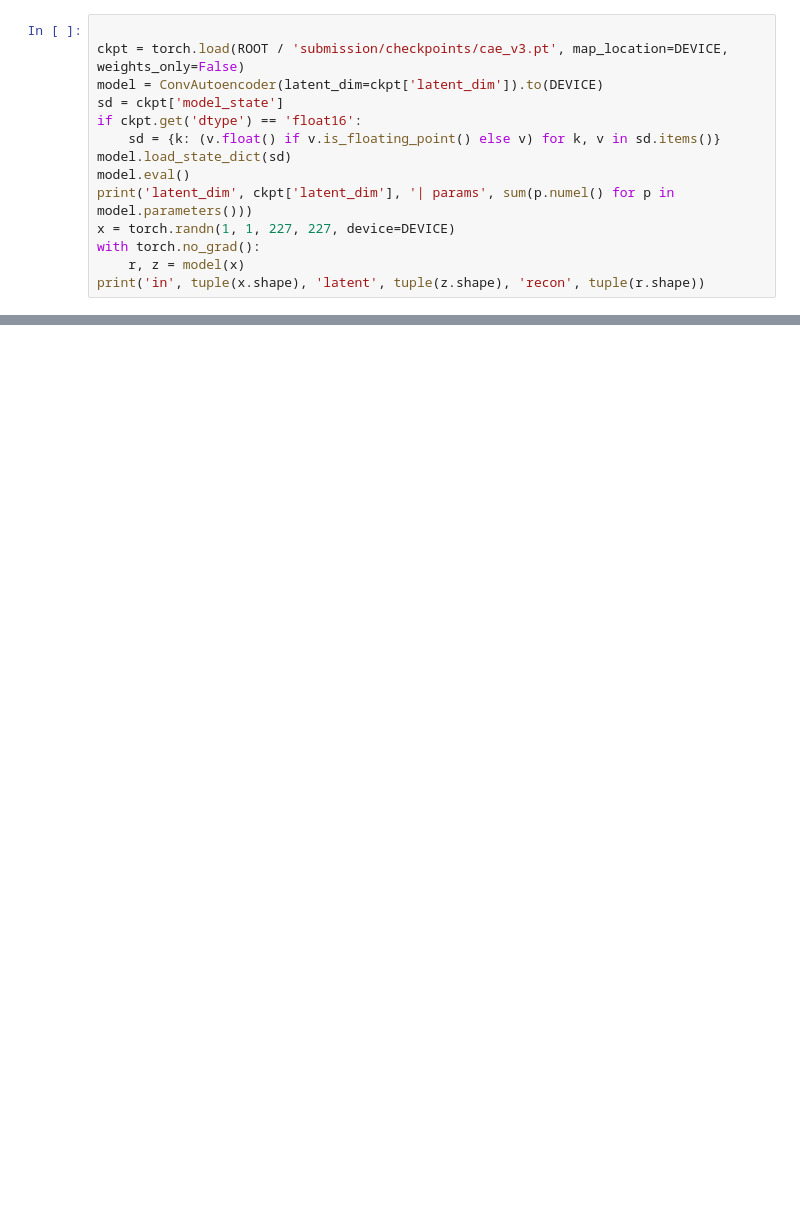
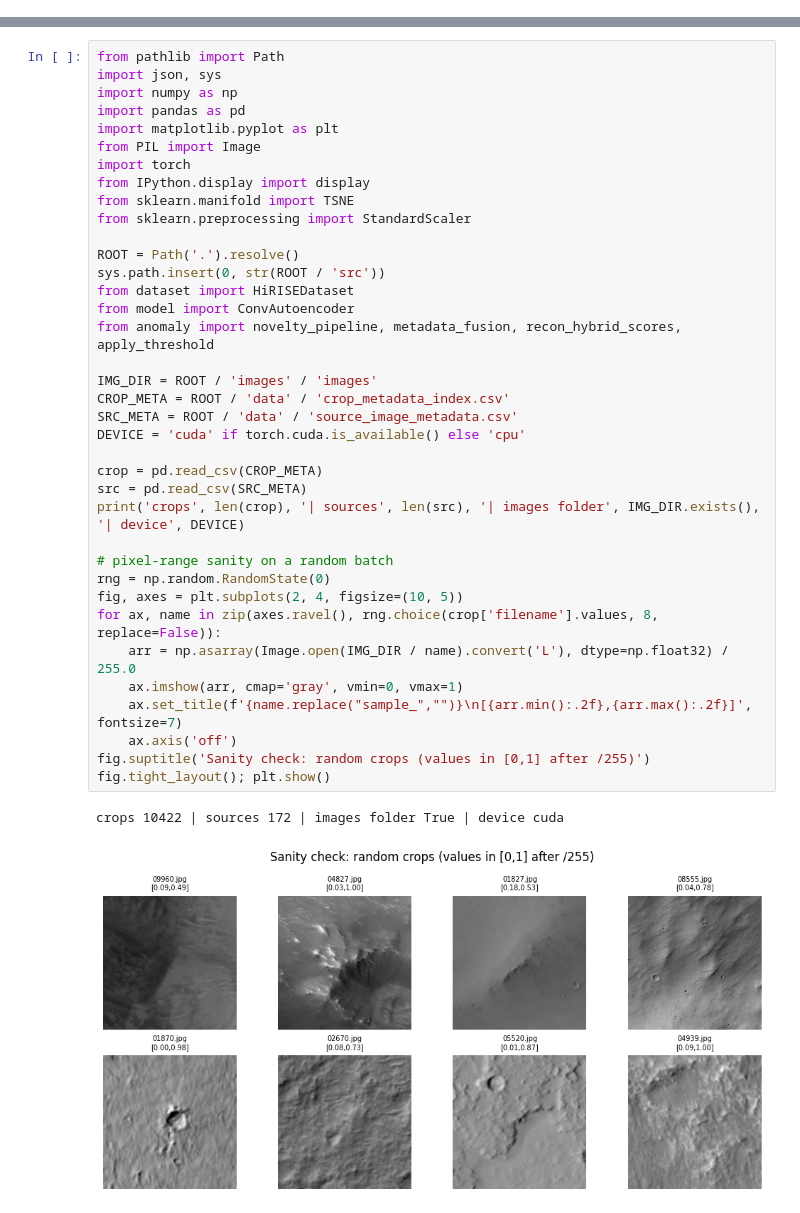
Before and after one commit to yasharkamaster/H1RESA-MARS-CROPS, a Jupyter notebook: HiRISE_Anomaly_Detection.ipynb, the cells around one changed output, grey strips where cells are left out. Saved outputs shown, nothing was run; the diff lists cells and outputs as text; blank space fills up the shorter version.

Commit message:
Improved and Fine Tuned The Model

```diff
--- a/HiRISE_Anomaly_Detection.ipynb
+++ b/HiRISE_Anomaly_Detection.ipynb
@@ -62,14 +0,0 @@ See `src/model.py`.
-# %%
-
-ckpt = torch.load(ROOT / 'submission/checkpoints/cae_v3.pt', map_location=DEVICE, weights_only=False)
-model = ConvAutoencoder(latent_dim=ckpt['latent_dim']).to(DEVICE)
-sd = ckpt['model_state']
-if ckpt.get('dtype') == 'float16':
-    sd = {k: (v.float() if v.is_floating_point() else v) for k, v in sd.items()}
-model.load_state_dict(sd)
-model.eval()
-print('latent_dim', ckpt['latent_dim'], '| params', sum(p.numel() for p in model.parameters()))
-x = torch.randn(1, 1, 227, 227, device=DEVICE)
-with torch.no_grad():
-    r, z = model(x)
-print('in', tuple(x.shape), 'latent', tuple(z.shape), 'recon', tuple(r.shape))
@@ -315,0 +21,40 @@ See `MODEL_CHANGELOG.md` (v1 MSE/128 → v2 deeper+SSIM/256 → v3 14×14 map, l
+# %%
+from pathlib import Path
+import json, sys
+import numpy as np
+import pandas as pd
+import matplotlib.pyplot as plt
+from PIL import Image
+import torch
+from IPython.display import display
+from sklearn.manifold import TSNE
+from sklearn.preprocessing import StandardScaler
+
+ROOT = Path('.').resolve()
+sys.path.insert(0, str(ROOT / 'src'))
+from dataset import HiRISEDataset
+from model import ConvAutoencoder
+from anomaly import novelty_pipeline, metadata_fusion, recon_hybrid_scores, apply_threshold
+
+IMG_DIR = ROOT / 'images' / 'images'
+CROP_META = ROOT / 'data' / 'crop_metadata_index.csv'
+SRC_META = ROOT / 'data' / 'source_image_metadata.csv'
+DEVICE = 'cuda' if torch.cuda.is_available() else 'cpu'
+
+crop = pd.read_csv(CROP_META)
+src = pd.read_csv(SRC_META)
+print('crops', len(crop), '| sources', len(src), '| images folder', IMG_DIR.exists(), '| device', DEVICE)
+
+# pixel-range sanity on a random batch
+rng = np.random.RandomState(0)
+fig, axes = plt.subplots(2, 4, figsize=(10, 5))
+for ax, name in zip(axes.ravel(), rng.choice(crop['filename'].values, 8, replace=False)):
+    arr = np.asarray(Image.open(IMG_DIR / name).convert('L'), dtype=np.float32) / 255.0
+    ax.imshow(arr, cmap='gray', vmin=0, vmax=1)
+    ax.set_title(f'{name.replace("sample_","")}\n[{arr.min():.2f},{arr.max():.2f}]', fontsize=7)
+    ax.axis('off')
+fig.suptitle('Sanity check: random crops (values in [0,1] after /255)')
+fig.tight_layout(); plt.show()
+# %% [output]
+crops 10422 | sources 172 | images folder True | device cuda
+[figure, added]
```
Also changed, not shown: parts of 47 cells of this notebook, 23 other files.
